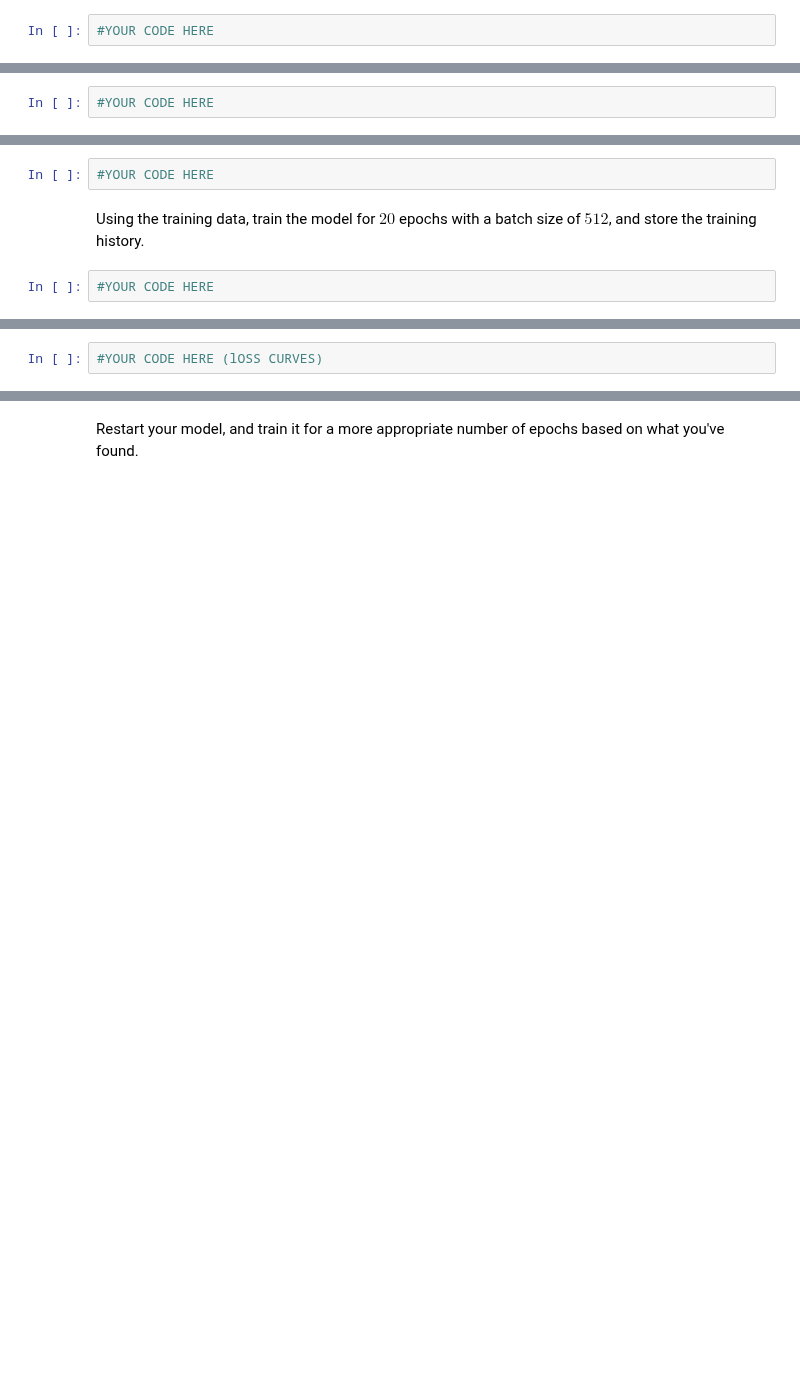
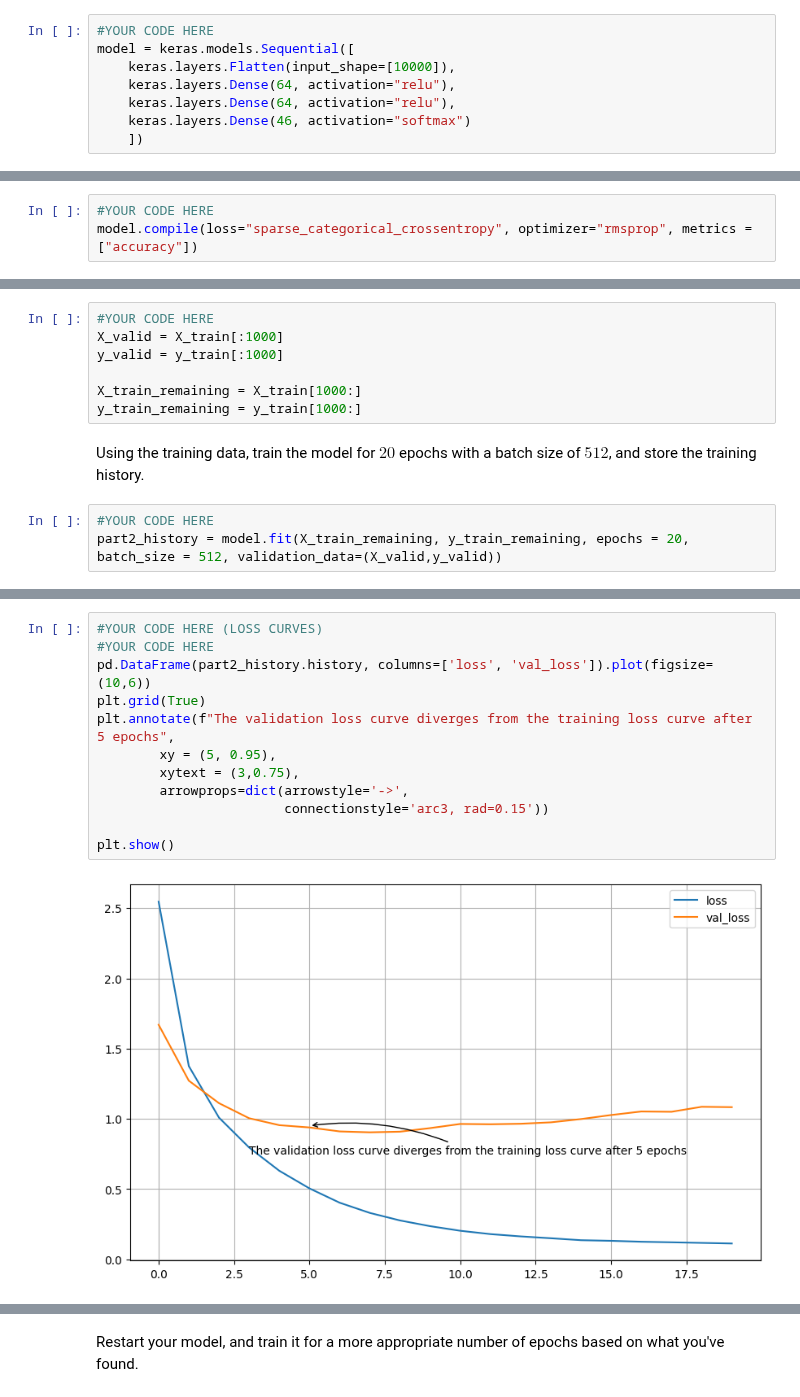
Before and after one commit to robchristiansen13/Learning, a Jupyter notebook: WeberState/CS 6570 (Data Science Algorithms I)/Assignments/CS-6570 Homework 6.ipynb, the cells around one changed output, grey strips where cells are left out. Drawn from its saved outputs; the diff is of its cells as text; blank space fills up the shorter version.

Commit message:
Part 2 of HW 6 is working

```diff
--- a/WeberState/CS 6570 (Data Science Algorithms I)/Assignments/CS-6570 Homework 6.ipynb
+++ b/WeberState/CS 6570 (Data Science Algorithms I)/Assignments/CS-6570 Homework 6.ipynb
@@ -314,15 +329,28 @@ y_test = np.asarray(test_labels).astype("float32")
 Build a three-layer sequential model whole first two layers are dense, hidden layers with 64 nodes and ReLU activation functions. The final, output layer should have a number of nodes corresponding to the number of categories (46), and should us the softmax activation function like we used for the MNIST data above.
 # %%
 #YOUR CODE HERE
+model = keras.models.Sequential([
+    keras.layers.Flatten(input_shape=[10000]),
+    keras.layers.Dense(64, activation="relu"),
+    keras.layers.Dense(64, activation="relu"),
+    keras.layers.Dense(46, activation="softmax")
+    ])
 # %% [markdown]
 Now, compile the model using the "rmsprop" optimizer, and the "sparse_categorical_crossentropy" loss. Also, store the accuracy metric as we did in the MNIST example.
 # %%
 #YOUR CODE HERE
+model.compile(loss="sparse_categorical_crossentropy", optimizer="rmsprop", metrics = ["accuracy"])
 # %% [markdown]
 Split your training data into a training set and a validation set. This time, only use $1,000$ observations in the validation set.
 # %%
 #YOUR CODE HERE
+X_valid = X_train[:1000]
+y_valid = y_train[:1000]
+
+X_train_remaining = X_train[1000:]
+y_train_remaining = y_train[1000:]
 # %% [markdown]
 Using the training data, train the model for $20$ epochs with a batch size of $512$, and store the training history.
 # %%
 #YOUR CODE HERE
+part2_history = model.fit(X_train_remaining, y_train_remaining, epochs = 20, batch_size = 512, validation_data=(X_valid,y_valid))
@@ -331,4 +379,16 @@ Plot the loss and accuracy curves for both the training and validation data. Whe
 # %%
-#YOUR CODE HERE (lOSS CURVES)
+#YOUR CODE HERE (LOSS CURVES)
+#YOUR CODE HERE
+pd.DataFrame(part2_history.history, columns=['loss', 'val_loss']).plot(figsize=(10,6))
+plt.grid(True)
+plt.annotate(f"The validation loss curve diverges from the training loss curve after 5 epochs",
+        xy = (5, 0.95),
+        xytext = (3,0.75),
+        arrowprops=dict(arrowstyle='->',
+                        connectionstyle='arc3, rad=0.15'))
+
+plt.show()
+# %% [output]
+[figure, added]
 # %%
 #YOUR CODE HERE (ACCURACY CURVES)
```
Also changed, not shown: parts of 23 cells of this notebook.
